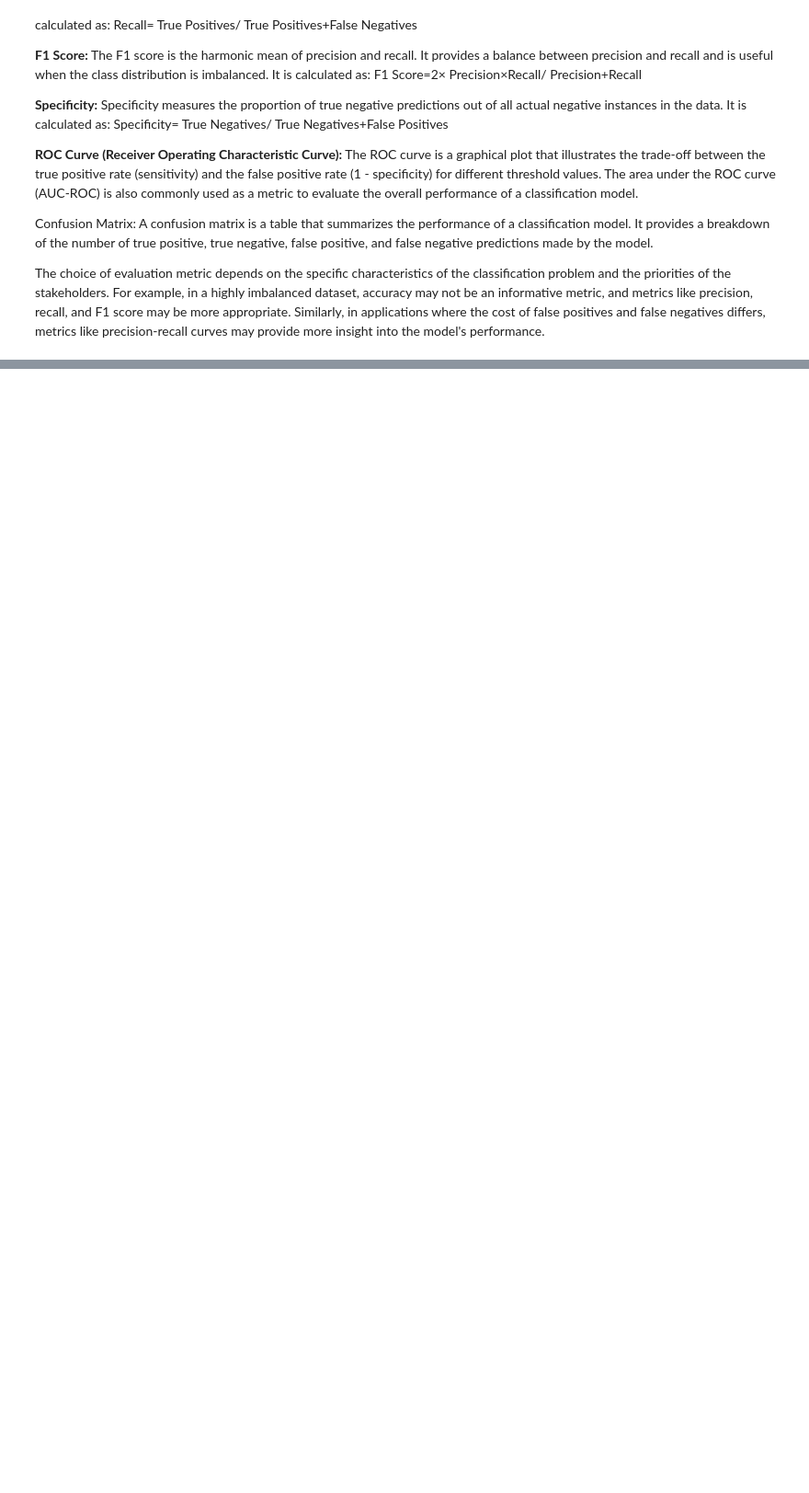
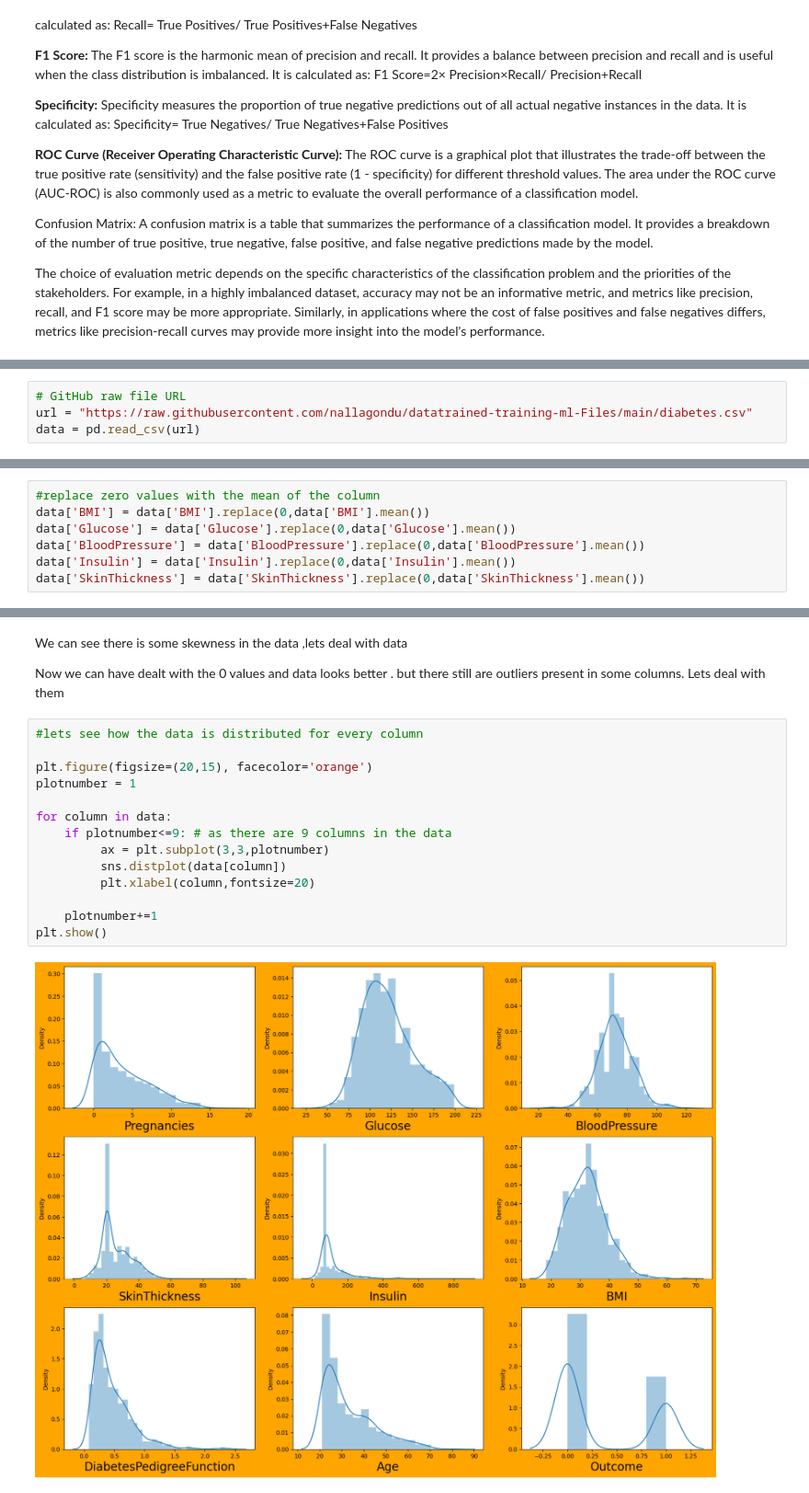
Before and after one commit to nallagondu/DATASCIENCE-practice, a Jupyter notebook: Logistic_Regression_boxplot.ipynb, the cells around one changed output, grey strips where cells are left out. Shown at 92% size. Drawn from its saved outputs; the diff is of its cells as text; blank space fills up the shorter version.

```diff
--- a/Logistic_Regression_boxplot.ipynb
+++ b/Logistic_Regression_boxplot.ipynb
@@ -119,0 +147,4 @@ The choice of evaluation metric depends on the specific characteristics of the c
+# %%
+# GitHub raw file URL
+url = "https://raw.githubusercontent.com/nallagondu/datatrained-training-ml-Files/main/diabetes.csv"
+data = pd.read_csv(url)
@@ -119,0 +193,7 @@ The choice of evaluation metric depends on the specific characteristics of the c
+# %%
+#replace zero values with the mean of the column
+data['BMI'] = data['BMI'].replace(0,data['BMI'].mean())
+data['Glucose'] = data['Glucose'].replace(0,data['Glucose'].mean())
+data['BloodPressure'] = data['BloodPressure'].replace(0,data['BloodPressure'].mean())
+data['Insulin'] = data['Insulin'].replace(0,data['Insulin'].mean())
+data['SkinThickness'] = data['SkinThickness'].replace(0,data['SkinThickness'].mean())
@@ -119,0 +221,22 @@ The choice of evaluation metric depends on the specific characteristics of the c
+# %% [markdown]
+We can see there is some skewness in the data ,lets deal with data
+
+
+Now we can have dealt with the 0  values and data looks better . but there still are outliers present in some columns.
+Lets deal with them
+# %%
+#lets see how the data is distributed for every column
+
+plt.figure(figsize=(20,15), facecolor='orange')
+plotnumber = 1
+
+for column in data:
+    if plotnumber<=9: # as there are 9 columns in the data
+         ax = plt.subplot(3,3,plotnumber)
+         sns.distplot(data[column])
+         plt.xlabel(column,fontsize=20)
+
+    plotnumber+=1
+plt.show()
+# %% [output]
+[figure, added]
```
Also changed, not shown: parts of 64 cells of this notebook.
